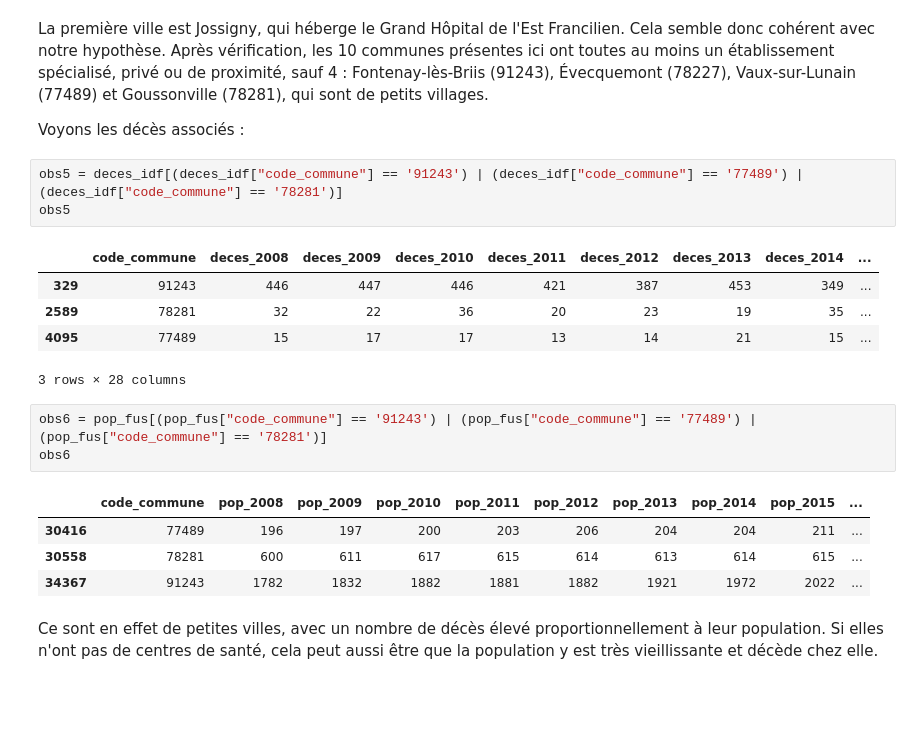
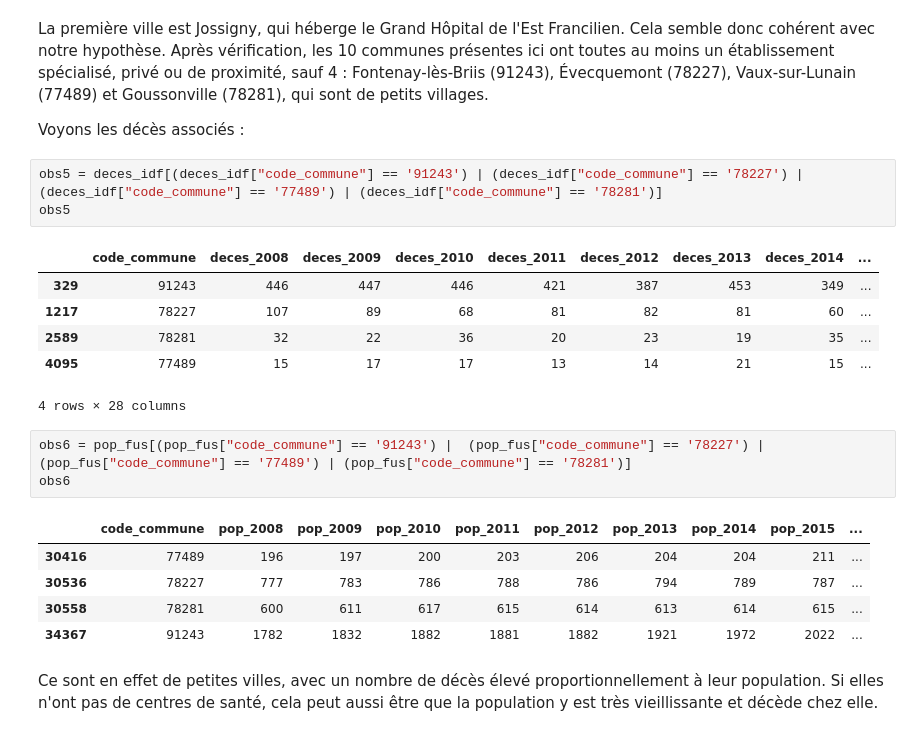
Before and after one commit to TomasAMG7/Python_S1_Challut_Garcia_Mossel, a Jupyter notebook: NOTEBOOK_FINAL.ipynb, the cells around one changed output. Drawn from its saved outputs; the diff is of its cells as text; blank space fills up the shorter version.

```diff
--- a/NOTEBOOK_FINAL.ipynb
+++ b/NOTEBOOK_FINAL.ipynb
@@ -857,20 +857,22 @@ La première ville est Jossigny, qui héberge le Grand Hôpital de l'Est Francil
 
 Voyons les décès associés :
 # %%
-obs5 = deces_idf[(deces_idf["code_commune"] == '91243') | (deces_idf["code_commune"] == '77489') | (deces_idf["code_commune"] == '78281')]
+obs5 = deces_idf[(deces_idf["code_commune"] == '91243') | (deces_idf["code_commune"] == '78227') | (deces_idf["code_commune"] == '77489') | (deces_idf["code_commune"] == '78281')]
 obs5
 # %% [output]
 |  | code_commune | deces_2008 | deces_2009 | deces_2010 | deces_2011 | deces_2012 | deces_2013 | deces_2014 | ... |
 | 329 | 91243 | 446 | 447 | 446 | 421 | 387 | 453 | 349 | ... |
+| 1217 | 78227 | 107 | 89 | 68 | 81 | 82 | 81 | 60 | ... |
 | 2589 | 78281 | 32 | 22 | 36 | 20 | 23 | 19 | 35 | ... |
 | 4095 | 77489 | 15 | 17 | 17 | 13 | 14 | 21 | 15 | ... |
-3 rows × 28 columns
+4 rows × 28 columns
 # %%
-obs6 = pop_fus[(pop_fus["code_commune"] == '91243') | (pop_fus["code_commune"] == '77489') | (pop_fus["code_commune"] == '78281')]
+obs6 = pop_fus[(pop_fus["code_commune"] == '91243') |  (pop_fus["code_commune"] == '78227') | (pop_fus["code_commune"] == '77489') | (pop_fus["code_commune"] == '78281')]
 obs6
 # %% [output]
 |  | code_commune | pop_2008 | pop_2009 | pop_2010 | pop_2011 | pop_2012 | pop_2013 | pop_2014 | pop_2015 | ... |
 | 30416 | 77489 | 196 | 197 | 200 | 203 | 206 | 204 | 204 | 211 | ... |
+| 30536 | 78227 | 777 | 783 | 786 | 788 | 786 | 794 | 789 | 787 | ... |
 | 30558 | 78281 | 600 | 611 | 617 | 615 | 614 | 613 | 614 | 615 | ... |
 | 34367 | 91243 | 1782 | 1832 | 1882 | 1881 | 1882 | 1921 | 1972 | 2022 | ... |
 # %% [markdown]
```
Also changed, not shown: parts of 1 cell of this notebook.
